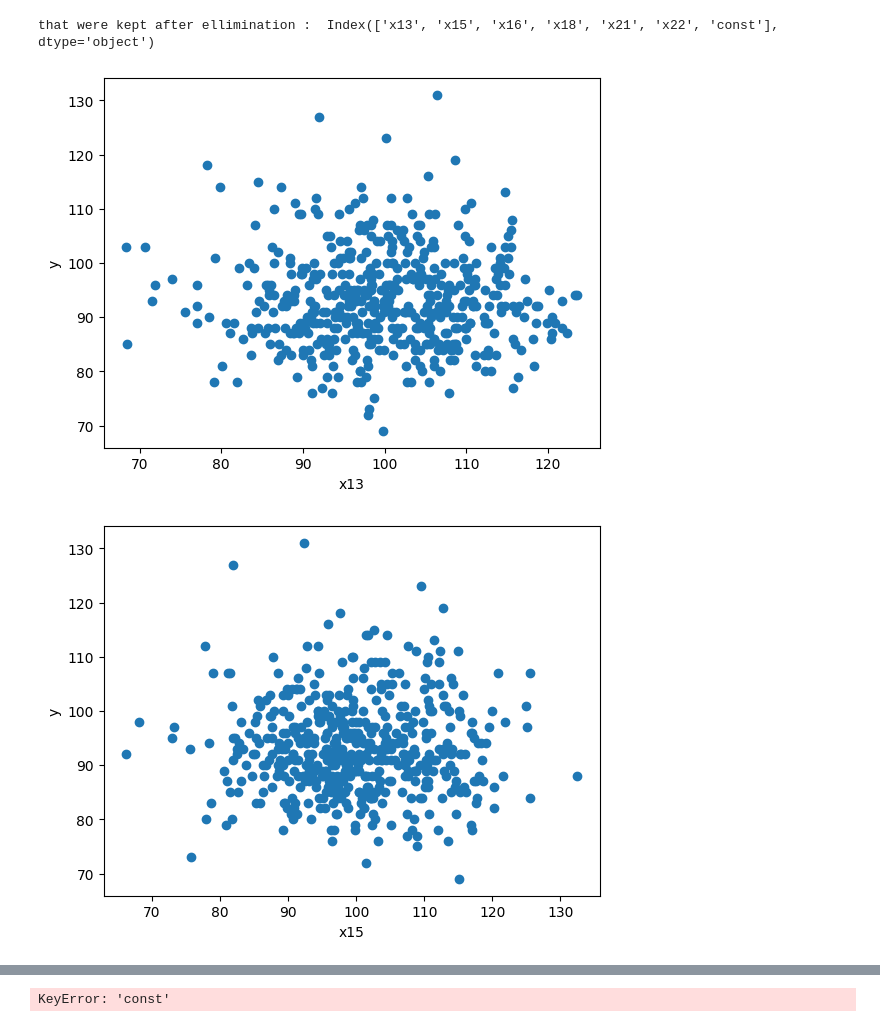
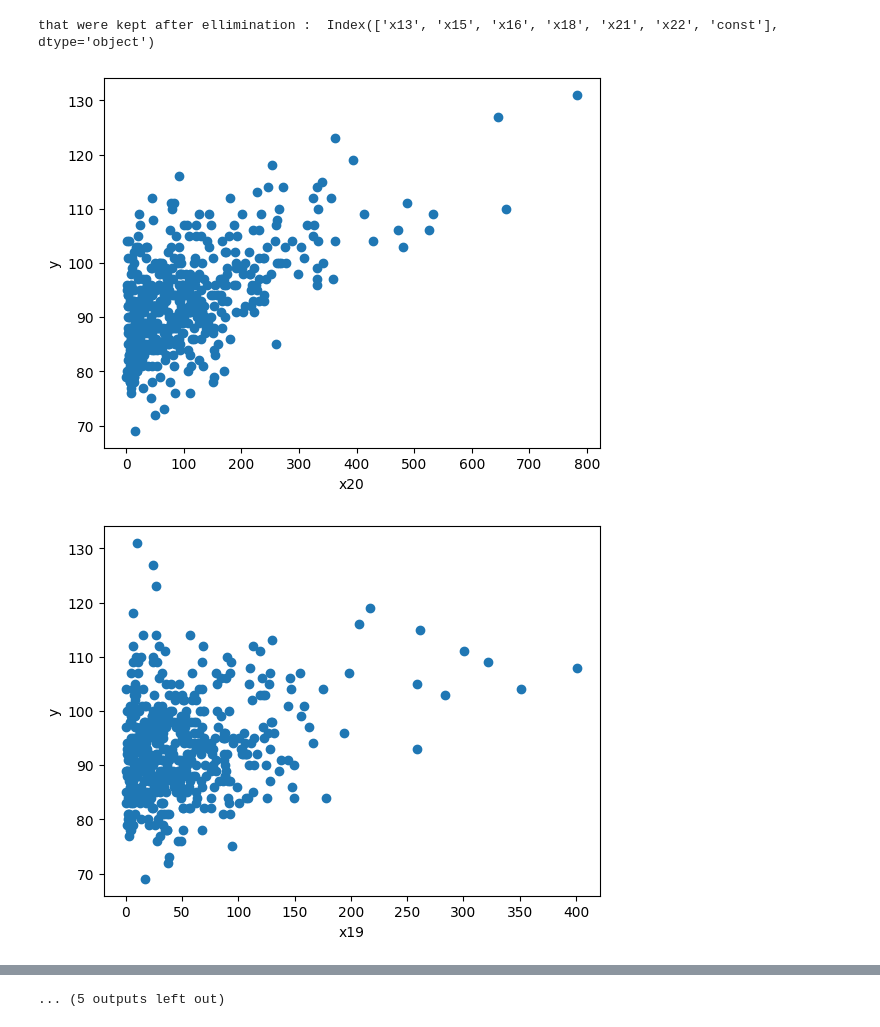
Before and after one commit to 1spb/ex1_stat_learning, a Jupyter notebook: ex1.ipynb, the cells around one changed output, grey strips where cells are left out. Drawn from its saved outputs; the diff is of its cells as text; code cells hidden in the pictures.

```diff
--- a/ex1.ipynb
+++ b/ex1.ipynb
@@ -86,11 +90,11 @@ print("that were kept after ellimination : ", res[1])
 that were kept after ellimination :  Index(['x13', 'x15', 'x16', 'x18', 'x21', 'x22', 'const'], dtype='object')
 # %%
 # Plot the columns that were removed
-for col in res[1]:
+for col in res[0]:
     plt.scatter(df[col], y)
     plt.xlabel(col)
     plt.ylabel(df.columns[0])
     plt.show()
 # %% [output]
-[figure, old version]
+[figure, new version]
-[figure, old version]
+[figure, new version]
@@ -101,3 +111,3 @@ for col in res[1]:
-KeyError: 'const'
+... (5 outputs left out)
 # %%
 print("push")
```
Also changed, not shown: parts of 5 cells of this notebook, 1 other file.
